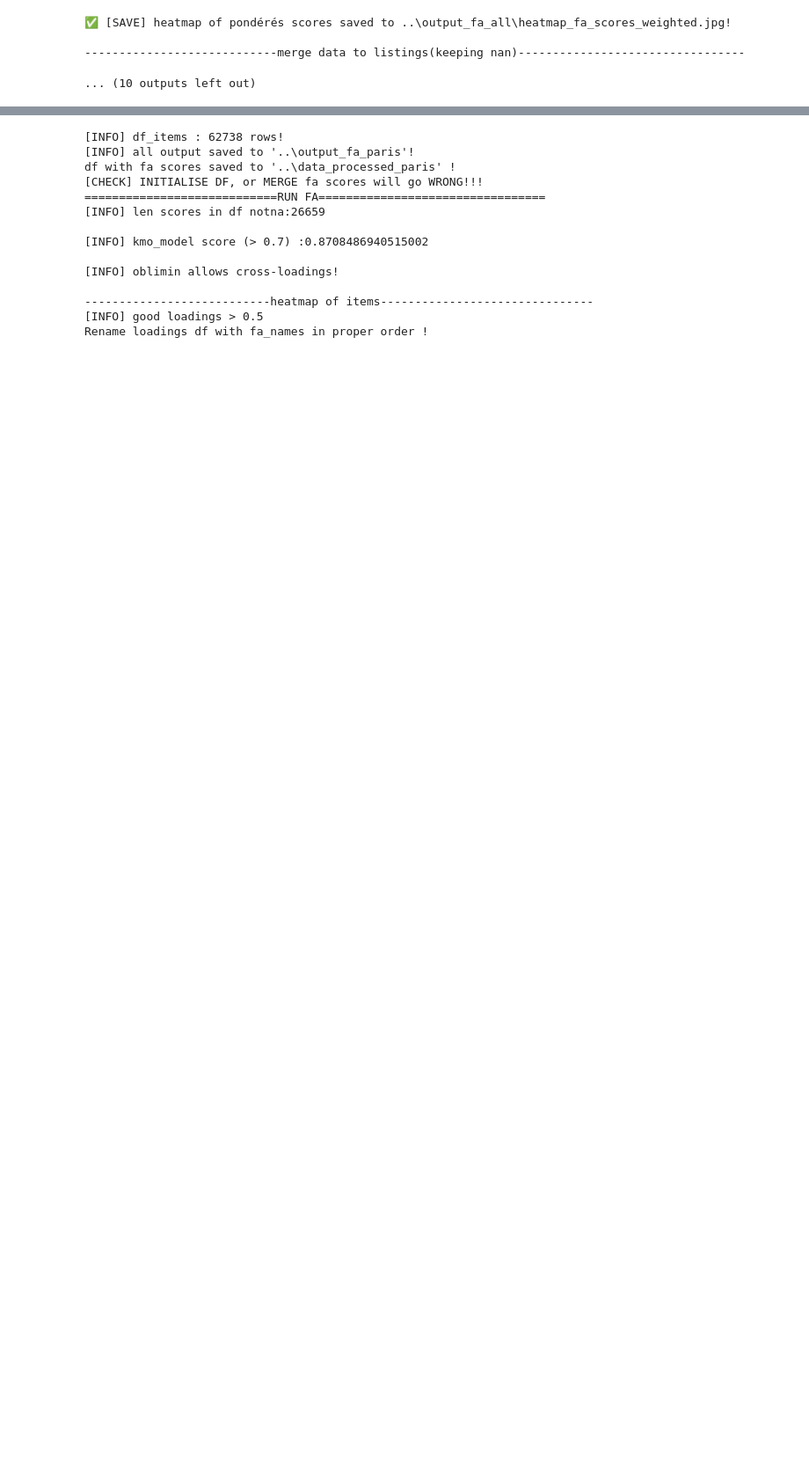
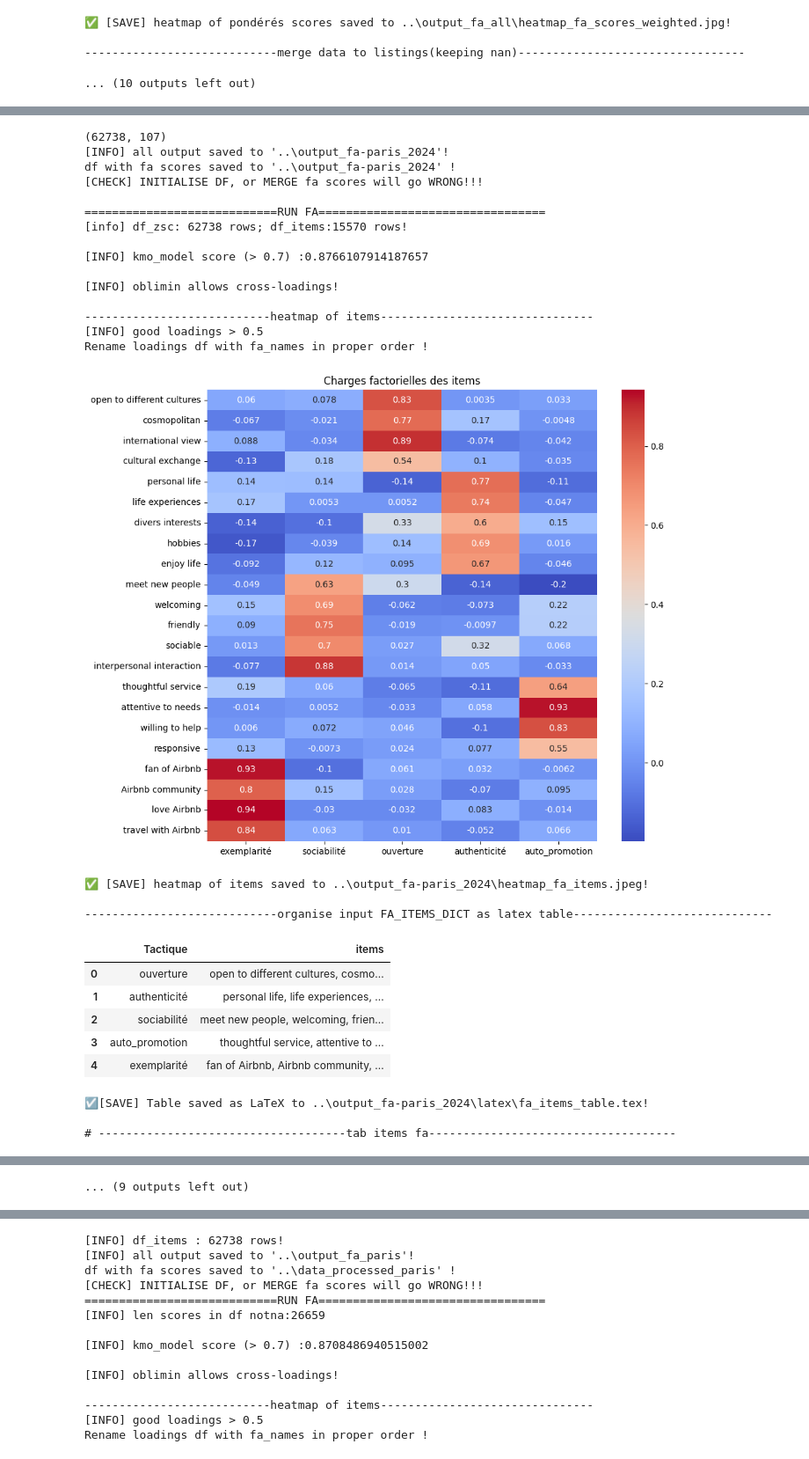
Before and after one commit to yeliu-dh/SelfPresentation_Multimodal_airbnb, a Jupyter notebook: D_stat/test_fa.ipynb, the cells around one changed output, grey strips where cells are left out. Shown at 88% size. Drawn from its saved outputs; the diff is of its cells as text; code cells hidden in the pictures; blank space fills up the shorter version.

Commit message:
output_fa_all

```diff
--- a/D_stat/test_fa.ipynb
+++ b/D_stat/test_fa.ipynb
@@ -127,0 +129,55 @@ WEIGHTED ORDER:['ouverture', 'authenticité', 'sociabilité', 'auto_promotion',
+# %%
+## 02/04/26
+importlib.reload(fa)
+from utils.fa import run_fa
+
+OUTPUT_FOLDER=Path("../output_fa-paris_2024")
+OUTPUT_FOLDER_DATA=Path("../data_processed")
+df_zsc_paris_2024=pd.read_csv("../data_processed\paris_2406\listings_zsc_paris_2406.csv")
+print(df_zsc_paris_2024.shape)
+
+listings_tactics=run_fa(df_zsc=df_zsc_paris_2024, items=LABELS_EN,
+    output_folder=OUTPUT_FOLDER,
+    output_folder_data=OUTPUT_FOLDER,# **
+    filename="listings_tactics-paris_2406.csv",
+
+    n_factors=5, rotation="oblimin",
+    fa_names=["exemplarité","sociabilité","ouverture","authenticité","auto_promotion"],#check order!!
+    dict_factor_items=DICT_FACTOR_ITEMS,
+    get_items_heatmap=True,
+    get_items_table=True, low_comm_t=0.5,
+    get_factor_scores_by='weighted',
+    run_fa_on_scores="weighted",
+    get_scores_heatmap=True,
+    get_cronbachs_a=True,
+    get_barplot=True, get_pca3d=True,
+    ndigits=4)
+# %% [output]
+(62738, 107)
+[INFO] all output saved to '..\output_fa-paris_2024'!
+df with fa scores saved to '..\output_fa-paris_2024' !
+[CHECK] INITIALISE DF, or MERGE fa scores will go WRONG!!!
+
+============================RUN FA=================================
+[info] df_zsc: 62738 rows; df_items:15570 rows!
+
+[INFO] kmo_model score (> 0.7) :0.8766107914187657
+
+[INFO] oblimin allows cross-loadings!
+
+---------------------------heatmap of items-------------------------------
+[INFO] good loadings > 0.5
+Rename loadings df with fa_names in proper order !
+[figure, added]
+✅ [SAVE] heatmap of items saved to ..\output_fa-paris_2024\heatmap_fa_items.jpeg!
+
+----------------------------organise input FA_ITEMS_DICT as latex table-----------------------------
+|  | Tactique | items |
+| 0 | ouverture | open to different cultures, cosmo... |
+| 1 | authenticité | personal life, life experiences, ... |
+| 2 | sociabilité | meet new people, welcoming, frien... |
+| 3 | auto_promotion | thoughtful service, attentive to ... |
+| 4 | exemplarité | fan of Airbnb, Airbnb community, ... |
+☑️[SAVE] Table saved as LaTeX to ..\output_fa-paris_2024\latex\fa_items_table.tex!
+
+# ------------------------------------tab items fa------------------------------------
@@ -127,0 +234 @@ WEIGHTED ORDER:['ouverture', 'authenticité', 'sociabilité', 'auto_promotion',
+... (9 outputs left out)
```
Also changed, not shown: parts of 32 cells of this notebook, 15 other files.
